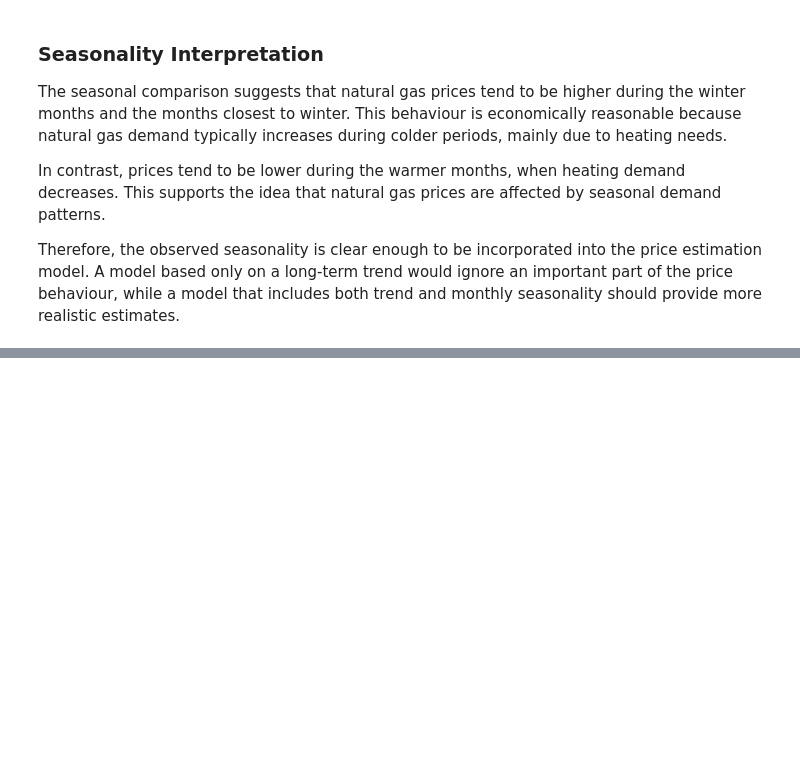
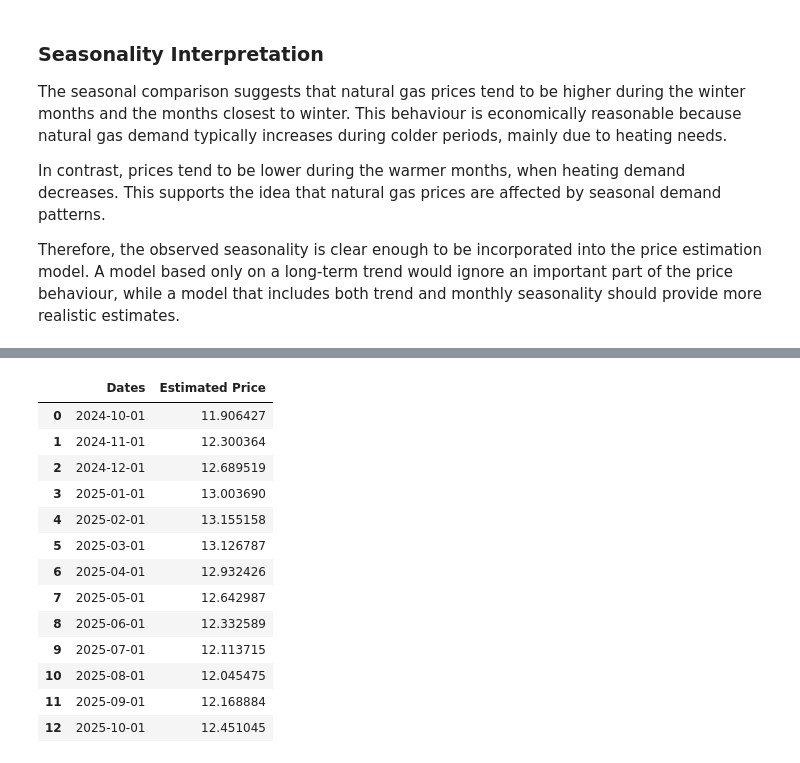
Before and after one commit to aniolarolas/quant-research-pricing-credit-risk, a Jupyter notebook: notebooks/01_gas_price_forecasting.ipynb, the cells around one changed output, grey strips where cells are left out. Cells and saved outputs as stored; diff of their text form; code cells hidden in the pictures; blank space fills up the shorter version.

```diff
--- a/notebooks/01_gas_price_forecasting.ipynb
+++ b/notebooks/01_gas_price_forecasting.ipynb
@@ -323,0 +456,22 @@ However, this model is still a simplification. It does not account for unexpecte
+# %%
+def estimate_gas_price(input_date):
+  input_date = pd.to_datetime(input_date)
+  first_date = df["Dates"].min()
+
+  t = (input_date - first_date).days / 30.4375
+
+  if (0 <= t <= 60):
+    sin_12 = np.sin(2*np.pi*t/12)
+    cos_12 = np.cos(2*np.pi*t/12)
+
+    input_features = pd.DataFrame({
+       "time_index": [t],
+        "sin_12": [sin_12],
+       "cos_12": [cos_12]
+    })
+
+    estimated_price = model.predict(input_features)[0]
+
+    return estimated_price
+  else:
+    return "Date out of range"
@@ -323,0 +514,22 @@ However, this model is still a simplification. It does not account for unexpecte
+# %%
+forecast_df = pd.DataFrame({
+    "Dates": future_dates,
+    "Estimated Price": future_predictions
+})
+
+forecast_df
+# %% [output]
+|  | Dates | Estimated Price |
+| 0 | 2024-10-01 | 11.906427 |
+| 1 | 2024-11-01 | 12.300364 |
+| 2 | 2024-12-01 | 12.689519 |
+| 3 | 2025-01-01 | 13.003690 |
+| 4 | 2025-02-01 | 13.155158 |
+| 5 | 2025-03-01 | 13.126787 |
+| 6 | 2025-04-01 | 12.932426 |
+| 7 | 2025-05-01 | 12.642987 |
+| 8 | 2025-06-01 | 12.332589 |
+| 9 | 2025-07-01 | 12.113715 |
+| 10 | 2025-08-01 | 12.045475 |
+| 11 | 2025-09-01 | 12.168884 |
+| 12 | 2025-10-01 | 12.451045 |
```
Also changed, not shown: parts of 48 cells of this notebook.
